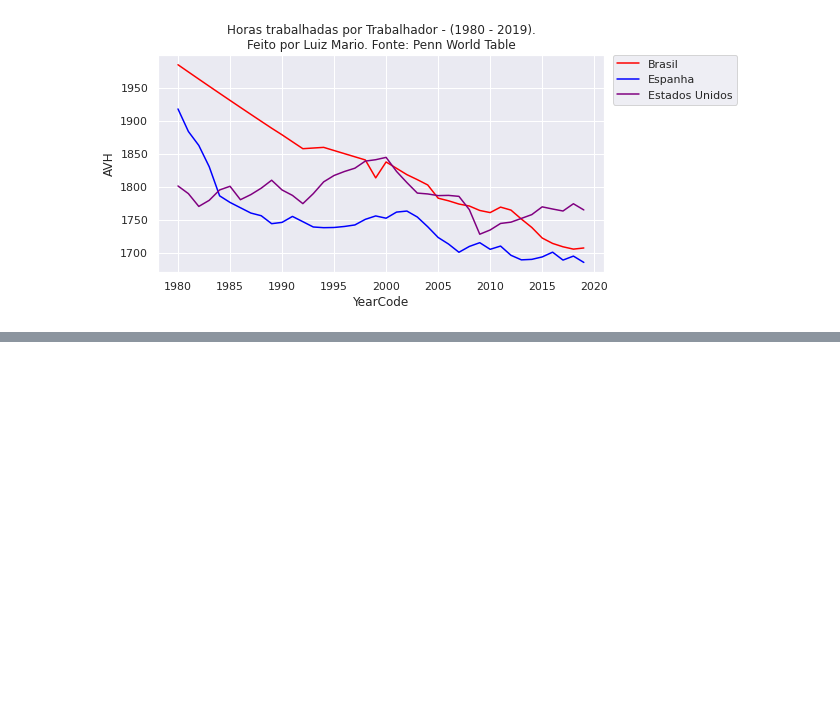
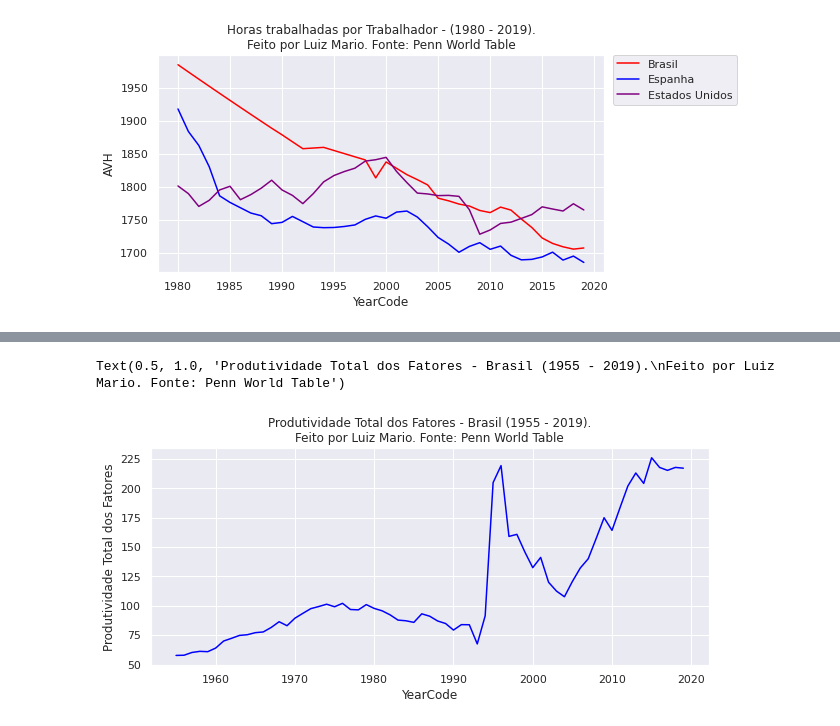
Before and after one commit to luizmarioags/Teoria-do-Desenvolvimento-Economico-, a Jupyter notebook: Gráficos_TDE_Python.ipynb, the cells around one changed output, grey strips where cells are left out. Drawn from its saved outputs; the diff is of its cells as text; code cells hidden in the pictures; blank space fills up the shorter version.

```diff
--- a/Gráficos_TDE_Python.ipynb
+++ b/Gráficos_TDE_Python.ipynb
@@ -1307,0 +1330,6 @@ fig.show()
+# %%
+# Criando os data sets
+data_set_A_Brasil = pd.read_excel('PIB, Labour Share e Capital Stock - Brasil (1955 - 2019).xlsx')
+data_set_A_China = pd.read_excel('PIB, Labour Share e Capital Stock - China (1955 - 2019).xlsx')
+data_set_A_Estados_Unidos = pd.read_excel('PIB, Labour Share e Capital Stock - Estados Unidos (1955 - 2019).xlsx')
+data_set_A_Espanha = pd.read_excel('PIB, Labour Share e Capital Stock - Espanha (1955 - 2019).xlsx')
@@ -1307,0 +1404,4 @@ fig.show()
+# %%
+# Calculando o alfa para cada ano no Brasil
+data_set_A_Brasil["Alfa"] = 1 - data_set_A_Brasil['Labour Share']
+data_set_A_Brasil
@@ -1307,0 +1476,6 @@ fig.show()
+# %%
+# Agora Criaremos Colunas para calcular o K^alfa e L^1 - alfa
+# Fazendo isso para o Brasil
+data_set_A_Brasil["K^alfa"] = np.power(data_set_A_Brasil['Capital Stock'],data_set_A_Brasil['Alfa'])
+data_set_A_Brasil['L^1-alfa'] = np.power(data_set_A_Brasil['EMP'],data_set_A_Brasil['Labour Share'])
+data_set_A_Brasil
@@ -1307,0 +1554,5 @@ fig.show()
+# %%
+# Agora como temos todos os dados solicitados podemos calcular a produtividade total dos fatores por ano!!!
+# Brasil
+data_set_A_Brasil["Produtividade Total dos Fatores"] = (data_set_A_Brasil['RGDPO']/(data_set_A_Brasil['K^alfa']*data_set_A_Brasil['L^1-alfa']))
+data_set_A_Brasil
@@ -1307,0 +1609,9 @@ fig.show()
+# %%
+# Gráfico da Evolução da Produtividade Total dos Fatores para o Brasil
+sns.set()
+sns.set(rc={"figure.figsize":(10, 4)})
+sns.lineplot(data = data_set_A_Brasil, x = 'YearCode', y = 'Produtividade Total dos Fatores', color = 'blue')
+plt.title('Produtividade Total dos Fatores - Brasil (1955 - 2019).\nFeito por Luiz Mario. Fonte: Penn World Table', loc='center')
+# %% [output]
+Text(0.5, 1.0, 'Produtividade Total dos Fatores - Brasil (1955 - 2019).\nFeito por Luiz Mario. Fonte: Penn World Table')
+[figure, added]
```
Also changed, not shown: parts of 50 cells of this notebook.
